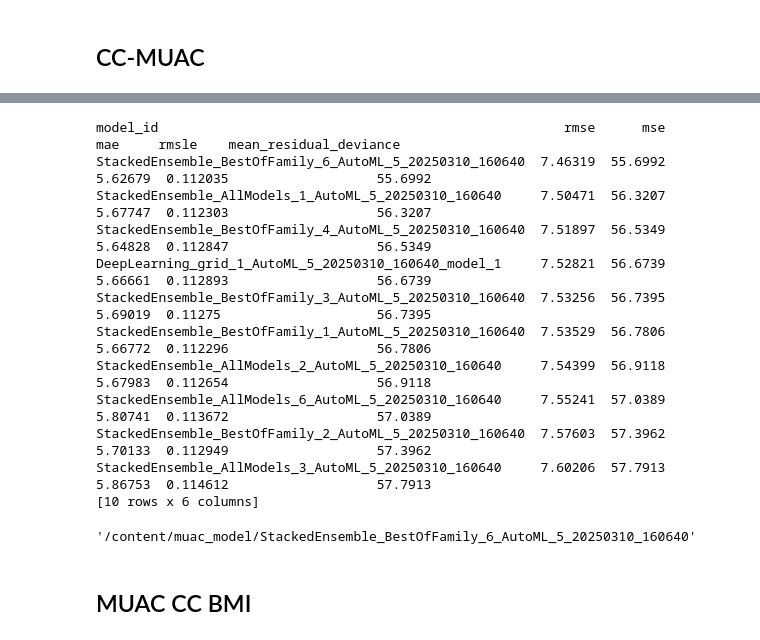
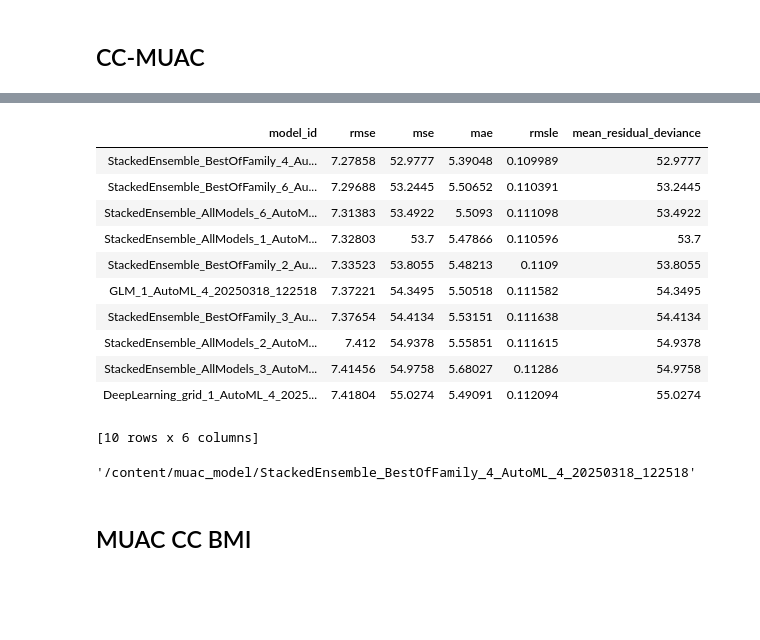
Before and after one commit to KomlaRD/Adult-Weight-Estimation, a Jupyter notebook: muac_machine_learning.ipynb, the cells around one changed output, grey strips where cells are left out. Saved outputs shown, nothing was run; the diff lists cells and outputs as text; code cells hidden in the pictures; blank space fills up the shorter version.

```diff
--- a/muac_machine_learning.ipynb
+++ b/muac_machine_learning.ipynb
@@ -747,22 +785,23 @@ model_cc_muac.train(y=y, training_frame=df_cc_muac)
+# %%
+model_cc_muac.leaderboard.head()
+# %% [output]
+| model_id | rmse | mse | mae | rmsle | mean_residual_deviance |
+| StackedEnsemble_BestOfFamily_4_Au... | 7.27858 | 52.9777 | 5.39048 | 0.109989 | 52.9777 |
+| StackedEnsemble_BestOfFamily_6_Au... | 7.29688 | 53.2445 | 5.50652 | 0.110391 | 53.2445 |
+| StackedEnsemble_AllModels_6_AutoM... | 7.31383 | 53.4922 | 5.5093 | 0.111098 | 53.4922 |
+| StackedEnsemble_AllModels_1_AutoM... | 7.32803 | 53.7 | 5.47866 | 0.110596 | 53.7 |
+| StackedEnsemble_BestOfFamily_2_Au... | 7.33523 | 53.8055 | 5.48213 | 0.1109 | 53.8055 |
+| GLM_1_AutoML_4_20250318_122518 | 7.37221 | 54.3495 | 5.50518 | 0.111582 | 54.3495 |
+| StackedEnsemble_BestOfFamily_3_Au... | 7.37654 | 54.4134 | 5.53151 | 0.111638 | 54.4134 |
+| StackedEnsemble_AllModels_2_AutoM... | 7.412 | 54.9378 | 5.55851 | 0.111615 | 54.9378 |
+| StackedEnsemble_AllModels_3_AutoM... | 7.41456 | 54.9758 | 5.68027 | 0.11286 | 54.9758 |
+| DeepLearning_grid_1_AutoML_4_2025... | 7.41804 | 55.0274 | 5.49091 | 0.112094 | 55.0274 |
+[10 rows x 6 columns]
 # %%
-print(model_cc_muac.leaderboard.head())
-
-# Save full model
+# Save muac-cc model
 h2o.save_model(model_cc_muac.leader,  path="muac_model", force=True)
 # %% [output]
-model_id                                                    rmse      mse      mae     rmsle    mean_residual_deviance
-StackedEnsemble_BestOfFamily_6_AutoML_5_20250310_160640  7.46319  55.6992  5.62679  0.112035                   55.6992
-StackedEnsemble_AllModels_1_AutoML_5_20250310_160640     7.50471  56.3207  5.67747  0.112303                   56.3207
-StackedEnsemble_BestOfFamily_4_AutoML_5_20250310_160640  7.51897  56.5349  5.64828  0.112847                   56.5349
-DeepLearning_grid_1_AutoML_5_20250310_160640_model_1     7.52821  56.6739  5.66661  0.112893                   56.6739
-StackedEnsemble_BestOfFamily_3_AutoML_5_20250310_160640  7.53256  56.7395  5.69019  0.11275                    56.7395
-StackedEnsemble_BestOfFamily_1_AutoML_5_20250310_160640  7.53529  56.7806  5.66772  0.112296                   56.7806
-StackedEnsemble_AllModels_2_AutoML_5_20250310_160640     7.54399  56.9118  5.67983  0.112654                   56.9118
-StackedEnsemble_AllModels_6_AutoML_5_20250310_160640     7.55241  57.0389  5.80741  0.113672                   57.0389
-StackedEnsemble_BestOfFamily_2_AutoML_5_20250310_160640  7.57603  57.3962  5.70133  0.112949                   57.3962
-StackedEnsemble_AllModels_3_AutoML_5_20250310_160640     7.60206  57.7913  5.86753  0.114612                   57.7913
-[10 rows x 6 columns]
+'/content/muac_model/StackedEnsemble_BestOfFamily_4_AutoML_4_20250318_122518'
-'/content/muac_model/StackedEnsemble_BestOfFamily_6_AutoML_5_20250310_160640'
 # %% [markdown]
 ## MUAC CC BMI
 # %%
```
Also changed, not shown: parts of 3 cells of this notebook.
